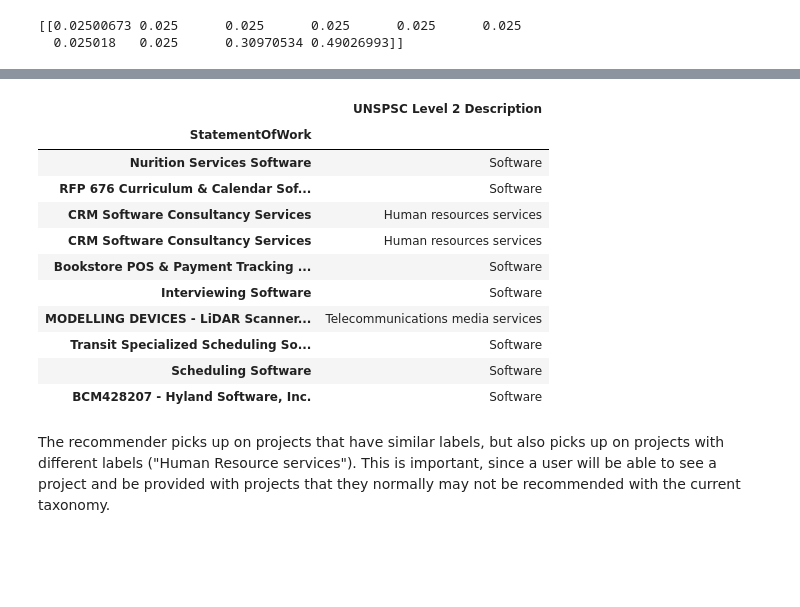
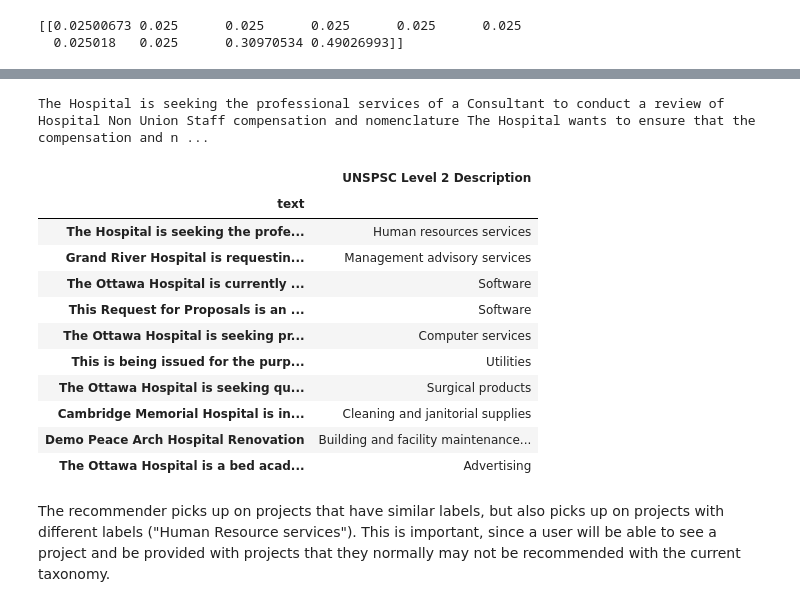
Before and after one commit to SathesanThavabalasingam/WildFire, a Jupyter notebook: 2_LDA_topic_model.ipynb, the cells around one changed output, grey strips where cells are left out. Cells and saved outputs as stored; diff of their text form; code cells hidden in the pictures; blank space fills up the shorter version.

```diff
--- a/2_LDA_topic_model.ipynb
+++ b/2_LDA_topic_model.ipynb
@@ -107,6 +105,8 @@ rfp_stop = ['rfp',
             'per',
             'st'] #University is a very greedy token so removed.
 
+text_file = open("extra_stop.txt", "r")
+rfp_stop = text_file.read().split(',')
 stop = en_stop + rfp_stop
 # %%
 # Below is using Lemmatization before LDA
@@ -189,3 +189,18 @@ park contractor city qualification supplier supply maintenance soliciting fitnes
 Topic 9:
 consulting product consultant health audit medical program assessment analysis medicine centre security plan resource instrument strategic issuing external review risk
 None
+# %%
+# See what what the average probability for predicted documents in the test set
+accuracies = []
+max_probs = []
+for i in range(len(test_texts)):
+    test_data_samples=[test_texts[i]]
+    test_tf_vectorizer = CountVectorizer(vocabulary=X_text_c_feature_names)
+    test_tf = test_tf_vectorizer.fit_transform(test_data_samples)
+    predict = lda_model.transform(test_tf)
+    max_probs.append(np.amax(predict))
+    accuracies_new={'top1':predict[0][0], 'top2': predict[0][1], 'top3': predict[0][2], 'top4':predict[0][3], 'top5':predict[0][4],
+                      'top6':predict[0][5], 'top7': predict[0][6], 'top8':predict[0][7], 'top9':predict[0][8], 'top10':predict[0][9]}
+    accuracies.append(accuracies_new)
+
+np.mean(max_probs)
@@ -294,7 +320,7 @@ print(np.mean(jacc_sims))
 # %%
 # Lets run a model on the full dataset and validate the topics
 
-X_text_c_full = c.fit_transform(df['text'])
+X_text_c_full = c.fit_transform(texts)
 lda_model_full = LatentDirichletAllocation(learning_method = 'online', n_components=no_topics, random_state=0).fit(X_text_c_full)
 X_text_c_full_feature_names = c.get_feature_names()
 
@@ -409,7 +434,7 @@ for topic in range(0,no_topics):
 from sklearn.metrics.pairwise import linear_kernel, cosine_similarity
 
 #Construct a reverse map of indices and movie titles
-indices = pd.Series(df.index, index=df['StatementOfWork'])
+indices = pd.Series(df.index, index=df['text'])
 indices2 = pd.Series(df.index, index=df['UNSPSC Level 2 Description'])
 
 # Compute the cosine similarity matrix
@@ -417,43 +442,45 @@ cosine_sim = linear_kernel(X_text_c_full, X_text_c_full)
 # %%
 # Function that takes in movie title as input and outputs most similar movies
 def get_recommendations(title, cosine_sim=cosine_sim):
 
     # Get the index of the movie that matches the title
     idx = indices[title]
 
     # Get the pairwsie similarity scores of all movies with that movie
     sim_scores = list(enumerate(cosine_sim[idx]))
 
     # Sort the movies based on the similarity scores
     sim_scores = sorted(sim_scores, key=lambda x: x[1], reverse=True)
 
     # Get the scores of the 10 most similar movies
     sim_scores = sim_scores[1:11]
 
     # Get the movie indices
     proj_indices = [i[0] for i in sim_scores]
 
     # Return the top 10 most similar movies
     projects = indices[indices[proj_indices]][:10].index
     labels = indices2[indices2[proj_indices]][:10].index
     recommendations=pd.DataFrame(labels,index=projects)
 
     return recommendations
 
-get_recommendations('Hand Hygiene Software required for a hospital setting that incorporateds Personal Protective Equipment (PPE)/isolation needs')
+print(indices.index[35])
+get_recommendations(indices.index[35])
 # %% [output]
+The Hospital is seeking the professional services of a Consultant to conduct a review of Hospital Non Union Staff compensation and nomenclature The Hospital wants to ensure that the compensation and n ...
 |  | UNSPSC Level 2 Description |
-| StatementOfWork |  |
-| Nurition Services Software | Software |
-| RFP 676 Curriculum & Calendar Sof... | Software |
-| CRM Software Consultancy Services | Human resources services |
-| CRM Software Consultancy Services | Human resources services |
-| Bookstore POS & Payment Tracking ... | Software |
-| Interviewing Software | Software |
-| MODELLING DEVICES - LiDAR Scanner... | Telecommunications media services |
-| Transit Specialized Scheduling So... | Software |
-| Scheduling Software | Software |
-| BCM428207 - Hyland Software, Inc. | Software |
+| text |  |
+| The Hospital is seeking the profe... | Human resources services |
+| Grand River Hospital is requestin... | Management advisory services |
+| The Ottawa Hospital is currently ... | Software |
+| This Request for Proposals is an ... | Software |
+| The Ottawa Hospital is seeking pr... | Computer services |
+| This is being issued for the purp... | Utilities |
+| The Ottawa Hospital is seeking qu... | Surgical products |
+| Cambridge Memorial Hospital is in... | Cleaning and janitorial supplies |
+| Demo Peace Arch Hospital Renovation | Building and facility maintenance... |
+| The Ottawa Hospital is a bed acad... | Advertising |
 # %% [markdown]
 The recommender picks up on projects that have similar labels, but also picks up on projects with different labels ("Human Resource services"). This is important, since a user will be able to see a project and be provided with projects that they normally may not be recommended with the current taxonomy.
 # %%
```
Also changed, not shown: parts of 13 cells of this notebook, 2 other files.
